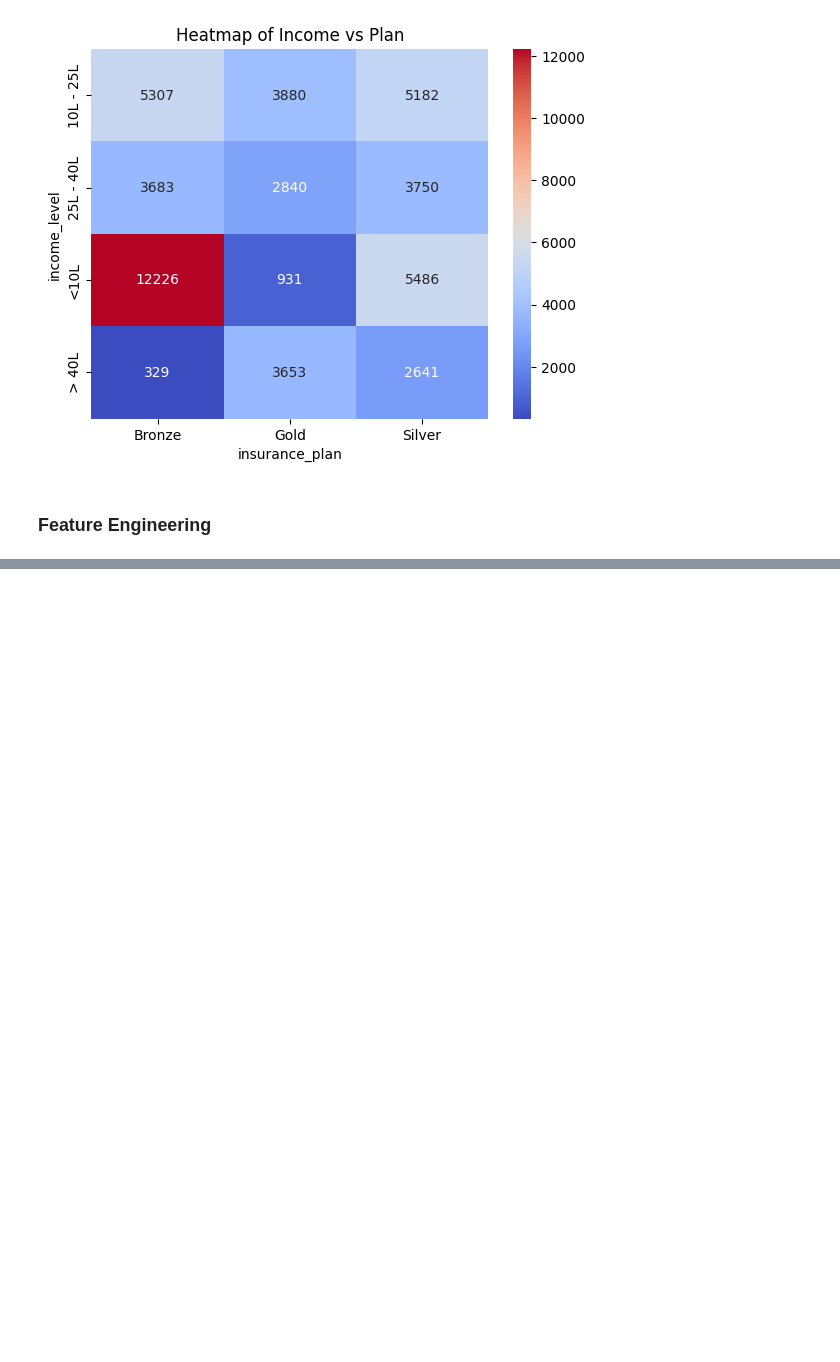
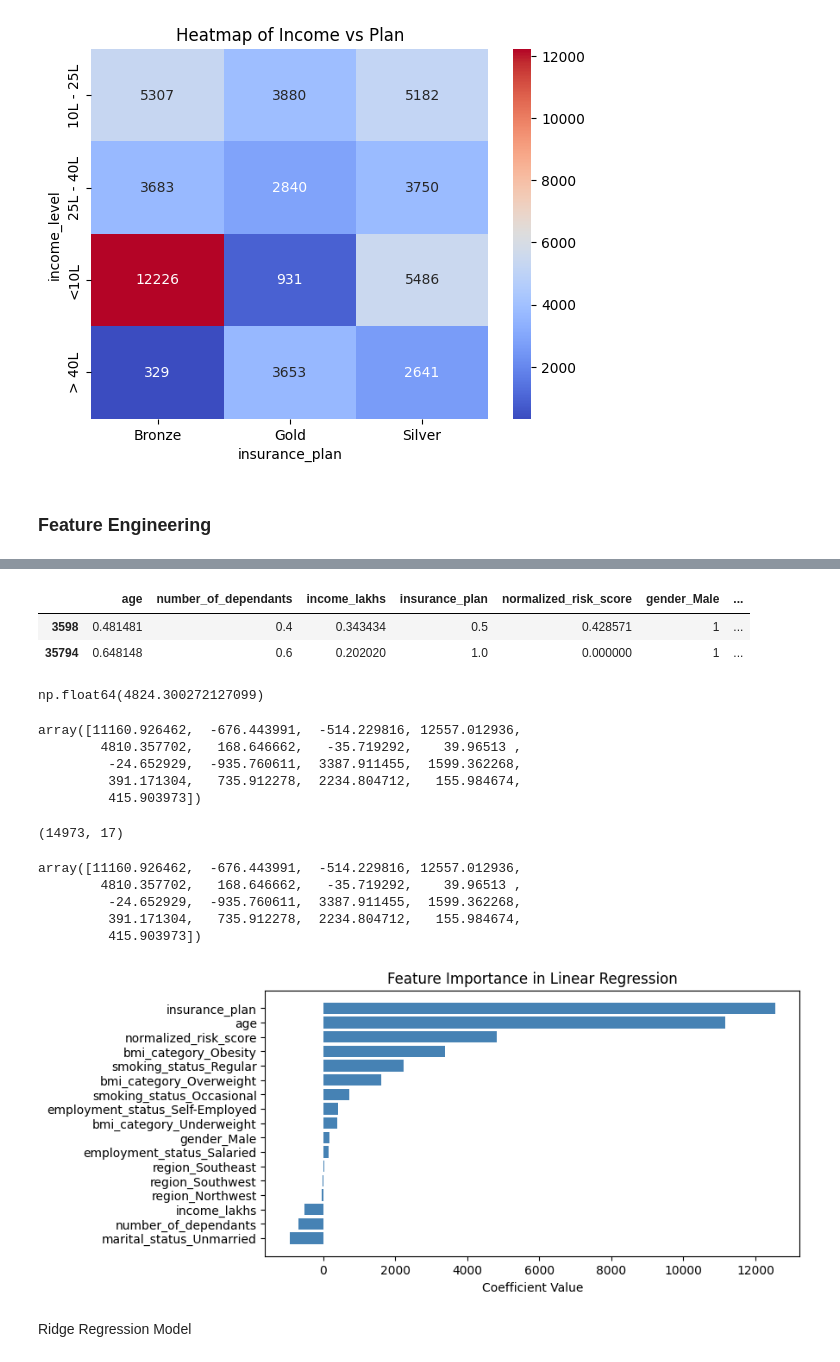
Before and after one commit to malviynjali11/HealthCare-Premium-ML-Regression-Project, a Jupyter notebook: main.ipynb, the cells around one changed output, grey strips where cells are left out. Saved outputs shown, nothing was run; the diff lists cells and outputs as text; code cells hidden in the pictures; blank space fills up the shorter version.

Commit message:
done with model training, lets analyse error now

```diff
--- a/main.ipynb
+++ b/main.ipynb
@@ -388,0 +526,11 @@ plt.show()
+# %%
+X = df4.drop('annual_premium_amount', axis='columns')
+y = df4['annual_premium_amount']
+
+from sklearn.preprocessing import MinMaxScaler
+
+cols_to_scale = ['age','number_of_dependants', 'income_level',  'income_lakhs', 'insurance_plan']
+scaler = MinMaxScaler()
+
+X[cols_to_scale] = scaler.fit_transform(X[cols_to_scale])
+X.describe()
@@ -388,0 +596,3 @@ plt.show()
+# %%
+# we will drop income_lakhs due to high VIF value
+X_reduced = X.drop('income_level', axis="columns")
@@ -388,0 +601,7 @@ plt.show()
+# %%
+X_train, X_test, y_train, y_test = train_test_split(X_reduced, y, test_size=0.30, random_state=10)
+
+print("x train: ",X_train.shape)
+print("x test: ",X_test.shape)
+print("y train: ",y_train.shape)
+print("y test: ",y_test.shape)
@@ -388,0 +615,6 @@ plt.show()
+# %%
+model_lr = LinearRegression()
+model_lr.fit(X_train, y_train)
+test_score = model_lr.score(X_test, y_test)
+train_score = model_lr.score(X_train, y_train)
+train_score, test_score
@@ -388,0 +631,50 @@ plt.show()
+# %%
+X_test.head(2)
+# %% [output]
+|  | age | number_of_dependants | income_lakhs | insurance_plan | normalized_risk_score | gender_Male | ... |
+| 3598 | 0.481481 | 0.4 | 0.343434 | 0.5 | 0.428571 | 1 | ... |
+| 35794 | 0.648148 | 0.6 | 0.202020 | 1.0 | 0.000000 | 1 | ... |
+# %%
+model_lr.intercept_
+# %% [output]
+np.float64(4824.300272127099)
+# %%
+model_lr.coef_
+# %% [output]
+array([11160.926462,  -676.443991,  -514.229816, 12557.012936,
+        4810.357702,   168.646662,   -35.719292,    39.96513 ,
+         -24.652929,  -935.760611,  3387.911455,  1599.362268,
+         391.171304,   735.912278,  2234.804712,   155.984674,
+         415.903973])
+# %%
+X_test.shape
+# %% [output]
+(14973, 17)
+# %%
+np.set_printoptions(suppress=True, precision=6)
+model_lr.coef_
+# %% [output]
+array([11160.926462,  -676.443991,  -514.229816, 12557.012936,
+        4810.357702,   168.646662,   -35.719292,    39.96513 ,
+         -24.652929,  -935.760611,  3387.911455,  1599.362268,
+         391.171304,   735.912278,  2234.804712,   155.984674,
+         415.903973])
+# %%
+feature_importance = model_lr.coef_
+
+# Create a DataFrame for easier handling
+coef_df = pd.DataFrame(feature_importance, index=X_train.columns, columns=['Coefficients'])
+
+# Sort the coefficients for better visualization
+coef_df = coef_df.sort_values(by='Coefficients', ascending=True)
+
+# Plotting
+plt.figure(figsize=(8, 4))
+plt.barh(coef_df.index, coef_df['Coefficients'], color='steelblue')
+plt.xlabel('Coefficient Value')
+plt.title('Feature Importance in Linear Regression')
+plt.show()
+# %% [output]
+[figure, added]
+# %% [markdown]
+Ridge Regression Model
```
Also changed, not shown: parts of 41 cells of this notebook.
